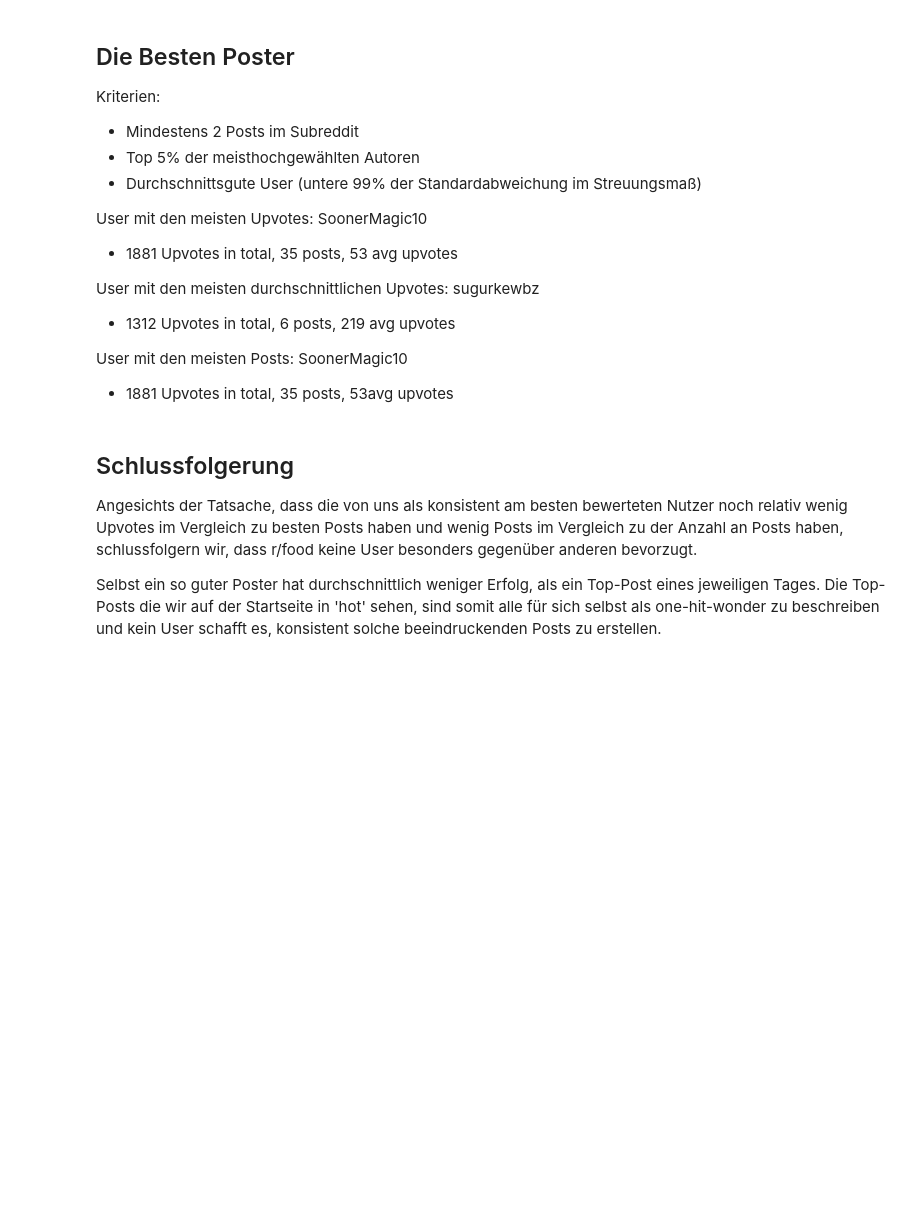
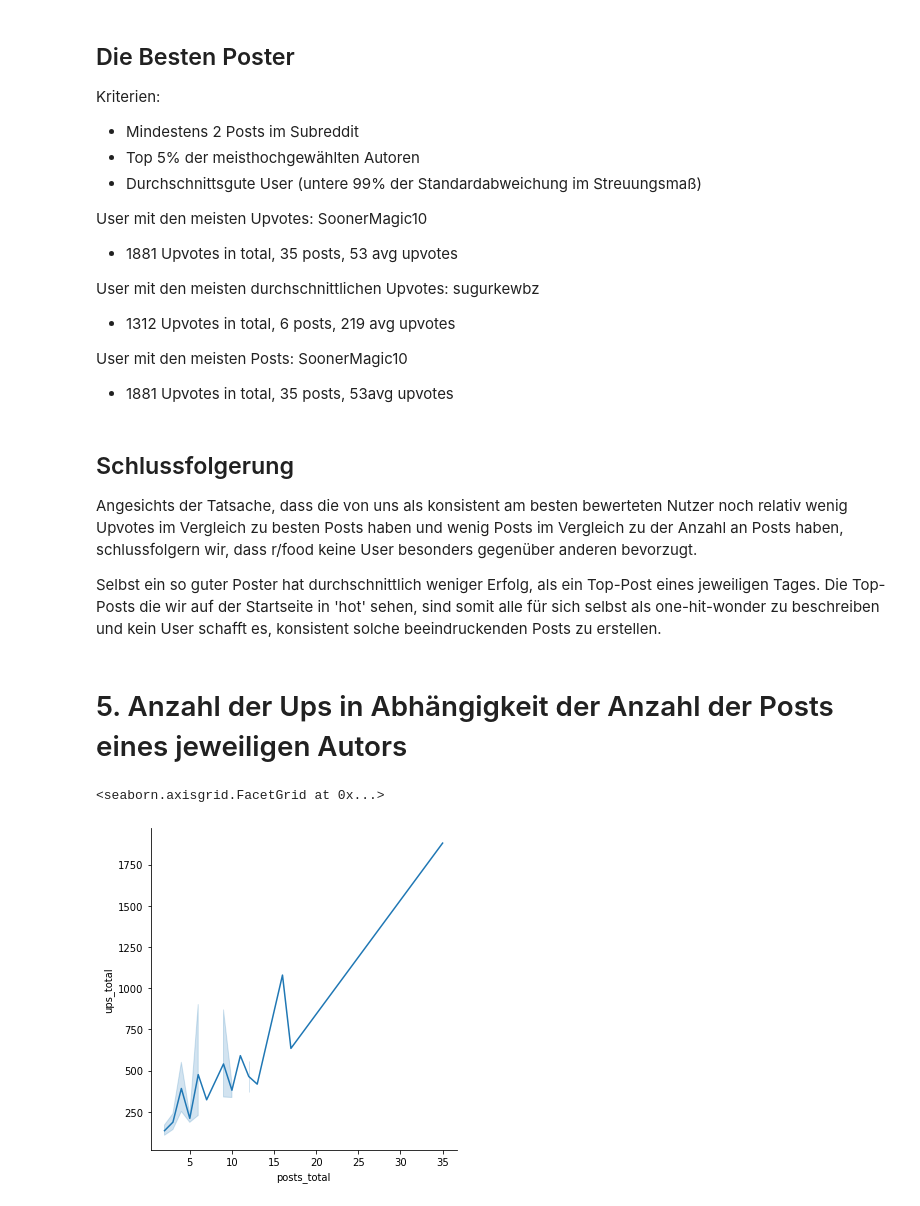
Before and after one commit to ZerhackerJagi/food_dashboard, a Jupyter notebook: top_author.ipynb, the cells around one changed output. Drawn from its saved outputs; the diff is of its cells as text; code cells hidden in the pictures; blank space fills up the shorter version.

```diff
--- a/top_author.ipynb
+++ b/top_author.ipynb
@@ -157,3 +157,7 @@ User mit den meisten Posts: SoonerMagic10
 Angesichts der Tatsache, dass die von uns als konsistent am besten bewerteten Nutzer noch relativ wenig Upvotes im Vergleich zu besten Posts haben und wenig Posts im Vergleich zu der Anzahl an Posts haben, schlussfolgern wir, dass r/food keine User besonders gegenüber anderen bevorzugt.
 
 Selbst ein so guter Poster hat durchschnittlich weniger Erfolg, als ein Top-Post eines jeweiligen Tages. Die Top-Posts die wir auf der Startseite in 'hot' sehen, sind somit alle für sich selbst als one-hit-wonder zu beschreiben und kein User schafft es, konsistent solche beeindruckenden Posts zu erstellen.
+# %% [markdown]
+# 5. Anzahl der Ups in Abhängigkeit der Anzahl der Posts eines jeweiligen Autors
+# %%
+df = top_author
@@ -159,0 +166,7 @@ Selbst ein so guter Poster hat durchschnittlich weniger Erfolg, als ein Top-Post
+# %%
+sns.relplot(
+    data=df, kind="line",
+    x="posts_total", y="ups_total")
+# %% [output]
+<seaborn.axisgrid.FacetGrid at 0x...>
+[figure, added]
```
Also changed, not shown: parts of 16 cells of this notebook.
